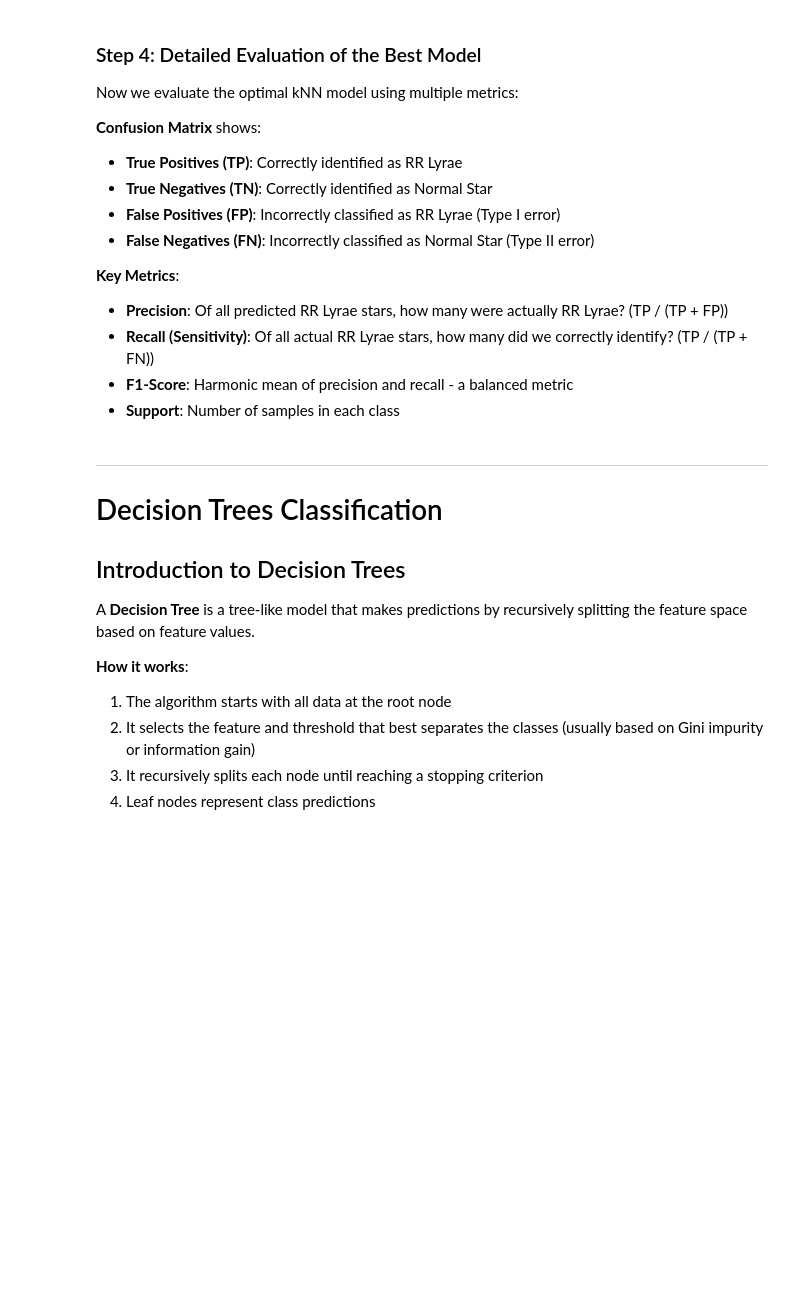
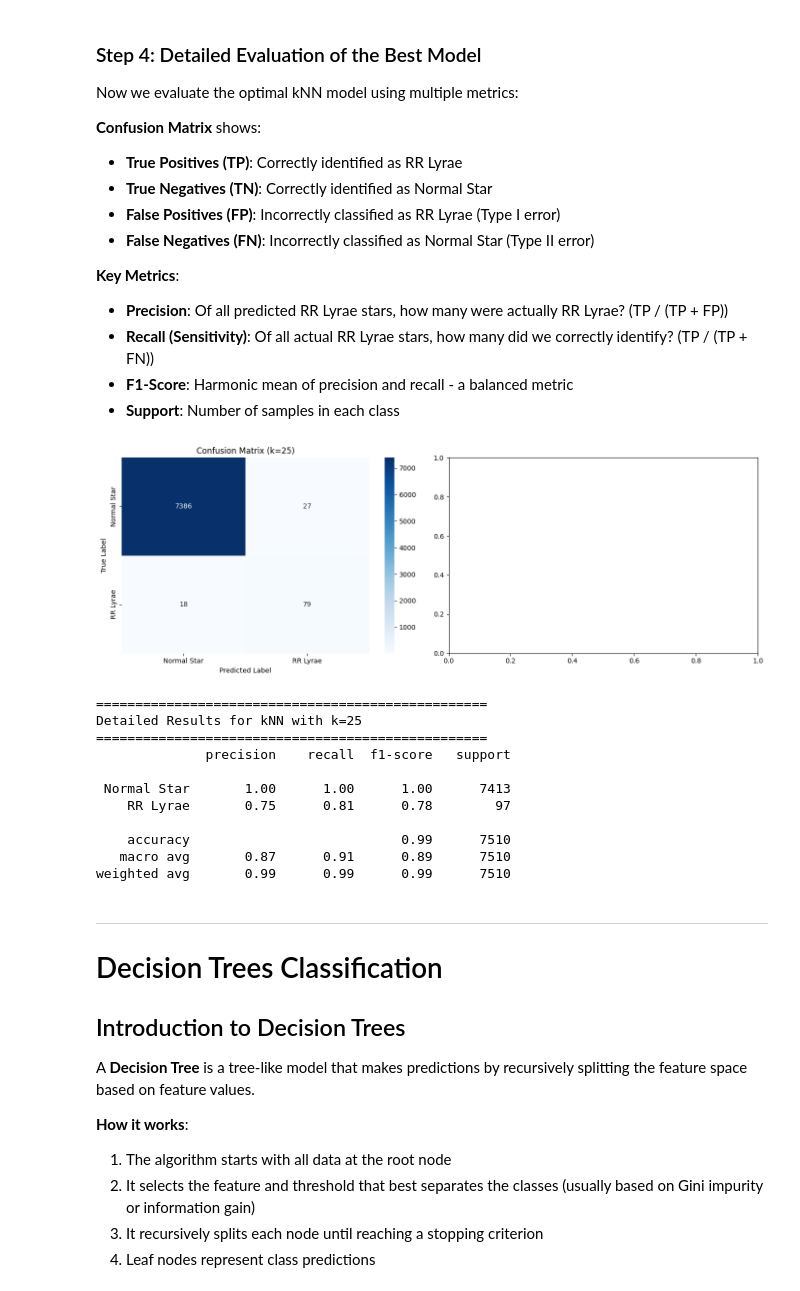
Before and after one commit to wjpearson/vistula, a Jupyter notebook: alamarca/Classification_Tutorial_students.ipynb, the cells around one changed output. Drawn from its saved outputs; the diff is of its cells as text; code cells hidden in the pictures; blank space fills up the shorter version.

```diff
--- a/alamarca/Classification_Tutorial_students.ipynb
+++ b/alamarca/Classification_Tutorial_students.ipynb
@@ -209,3 +285,0 @@ from sklearn.metrics import confusion_matrix, ConfusionMatrixDisplay
-# %%
-neigh = KNeighborsClassifier(n_neighbors=4)
-neigh.fit(X_train,y_train)
@@ -237,14 +301,52 @@ Now we evaluate the optimal kNN model using multiple metrics:
 - **Support**: Number of samples in each class
 # %%
 # Train the best kNN model and evaluate in detail
+best_knn = KNeighborsClassifier(n_neighbors=best_k)
+best_knn.fit(X_train, y_train)
 
 # Make predictions
+y_pred = best_knn.predict(X_test)
 
 # Calculate confusion matrix
+cm = confusion_matrix(y_test, y_pred)
 
 # Plot confusion matrix
+fig, axes = plt.subplots(1, 2, figsize=(14, 5))
+
+# Confusion Matrix Heatmap
+sns.heatmap(cm, annot=True, fmt='d', cmap='Blues', ax=axes[0],
+            xticklabels=['Normal Star', 'RR Lyrae'],
+            yticklabels=['Normal Star', 'RR Lyrae'])
+axes[0].set_ylabel('True Label')
+axes[0].set_xlabel('Predicted Label')
+axes[0].set_title(f'Confusion Matrix (k={best_k})')
 
 # Classification Report
+report = classification_report(y_test, y_pred, target_names=['Normal Star', 'RR Lyrae'], output_dict=True)
+report_df = pd.DataFrame(report).transpose()
+# sns.heatmap(report_df.iloc[:-1, :-1], annot=True, fmt='.3f', cmap='YlOrRd', ax=axes[1], cbar=False)
+# axes[1].set_title(f'Classification Report (k={best_k})')
+
+plt.tight_layout()
+plt.show()
+
+print(f"\n{'='*50}")
+print(f"Detailed Results for kNN with k={best_k}")
+print(f"{'='*50}")
+print(classification_report(y_test, y_pred, target_names=['Normal Star', 'RR Lyrae']))
+# %% [output]
+[figure, added]
+==================================================
+Detailed Results for kNN with k=25
+==================================================
+              precision    recall  f1-score   support
+
+ Normal Star       1.00      1.00      1.00      7413
+    RR Lyrae       0.75      0.81      0.78        97
+
+    accuracy                           0.99      7510
+   macro avg       0.87      0.91      0.89      7510
+weighted avg       0.99      0.99      0.99      7510
 # %% [markdown]
 -----
 
```
Also changed, not shown: parts of 34 cells of this notebook, 1 other file.
